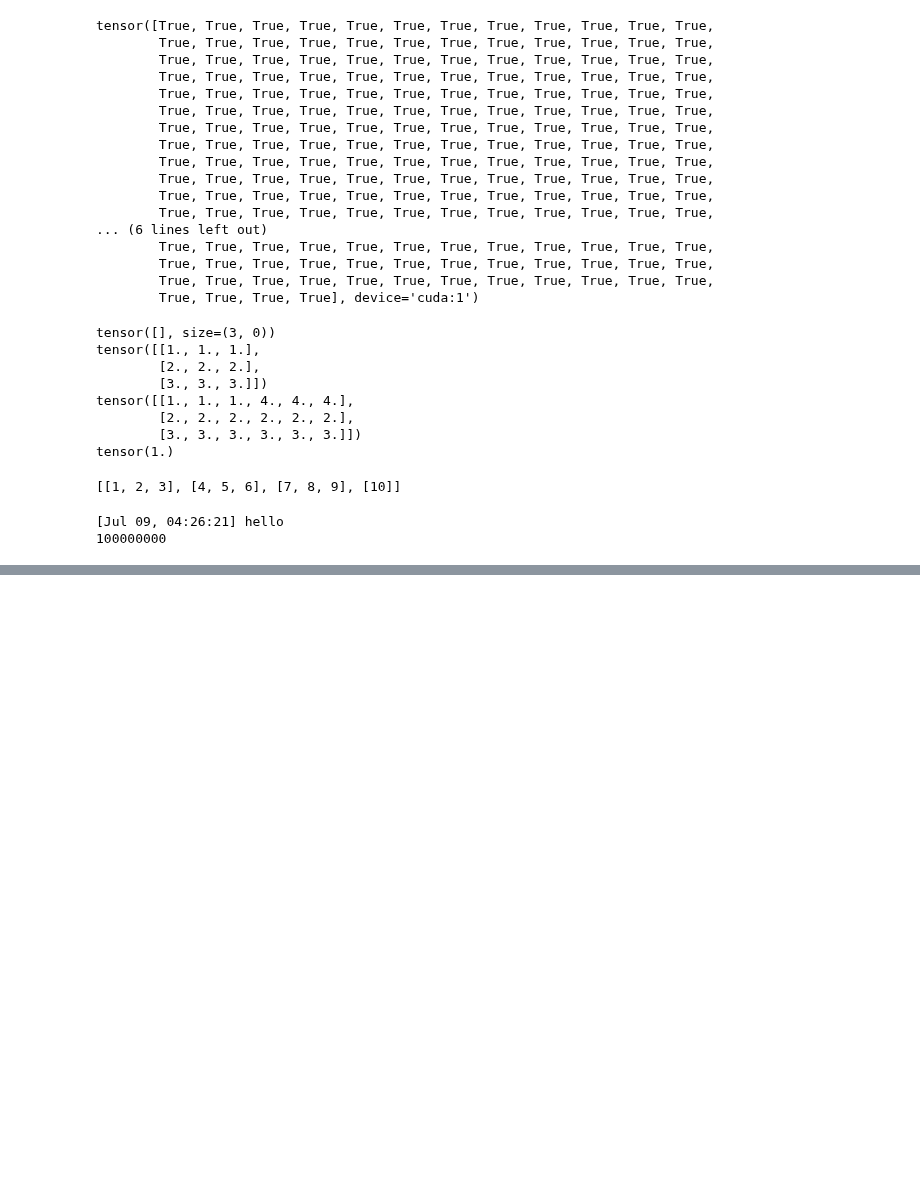
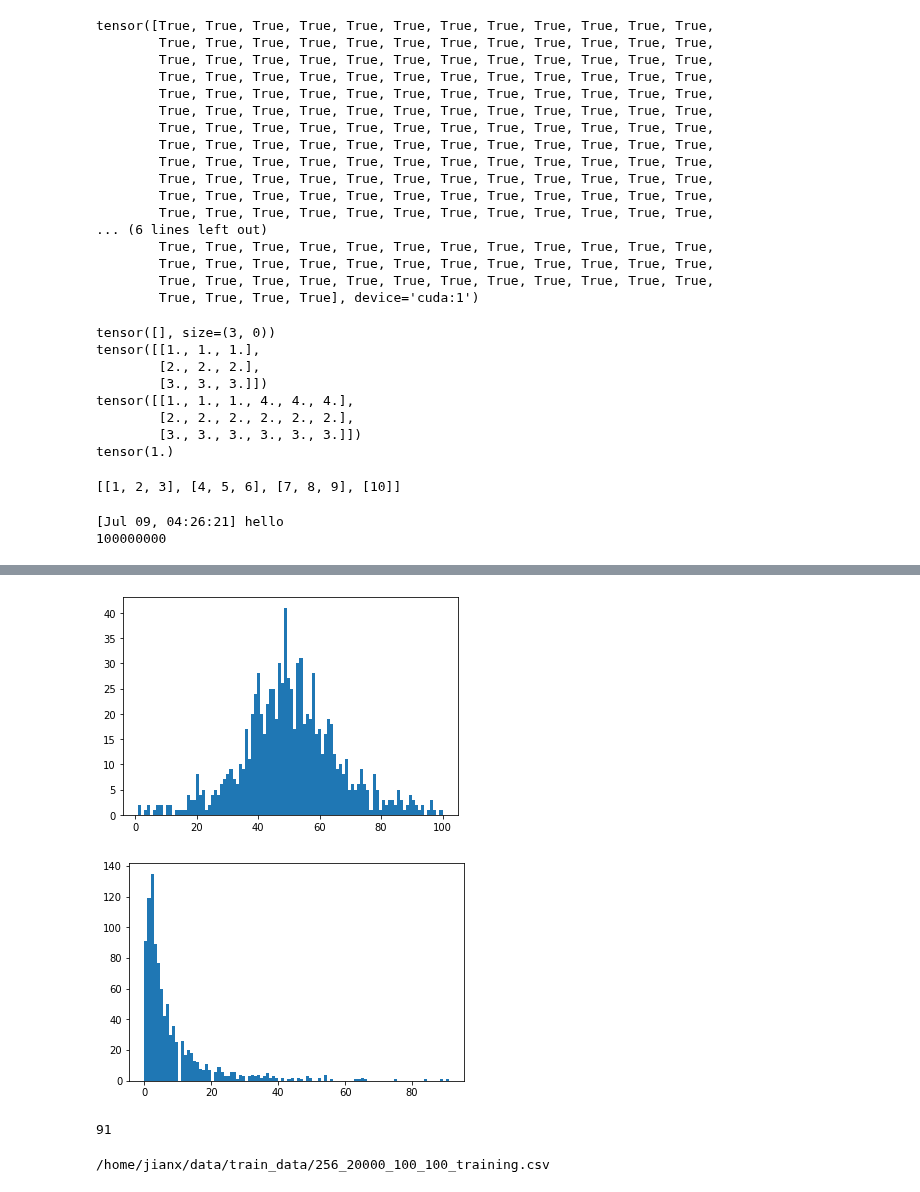
Before and after one commit to Chipxiang/search-exposure, a Jupyter notebook: forward_ranker/dssm_train.ipynb, the cells around one changed output, grey strips where cells are left out. Saved outputs shown, nothing was run; the diff lists cells and outputs as text; code cells hidden in the pictures; blank space fills up the shorter version.

```diff
--- a/forward_ranker/dssm_train.ipynb
+++ b/forward_ranker/dssm_train.ipynb
@@ -285,0 +324,5 @@ print("[{}] {}".format(datetime.now(timezone(timedelta(hours=-4))).strftime("%b
+# %%
+rankings = obj_reader("/home/jianx/data/train_data/test_rankings.np")
+print(rankings)
+plt.hist(rankings[rankings!=0].flatten(),bins=100)
+plt.show()
@@ -285,0 +346,24 @@ print("[{}] {}".format(datetime.now(timezone(timedelta(hours=-4))).strftime("%b
+# %%
+plt.hist(all_means, bins=100)
+plt.show()
+plt.hist(all_nonzero, bins=100)
+plt.show()
+# %% [output]
+[figure, added]
+[figure, added]
+# %%
+count_zero = 0
+for i, c in enumerate(all_nonzero):
+    if c == 0:
+        count_zero += 1
+print(count_zero)
+# %% [output]
+91
+# %%
+with open("/home/jianx/data/temp.txt","w+") as f:
+    f.write("")
+for i in range(10):
+    with open("/home/jianx/data/temp.txt","a") as f:
+        f.write(str(i)+"\n")
+# %% [output]
+/home/jianx/data/train_data/256_20000_100_100_training.csv
```
Also changed, not shown: parts of 6 cells of this notebook, 5 other files.
